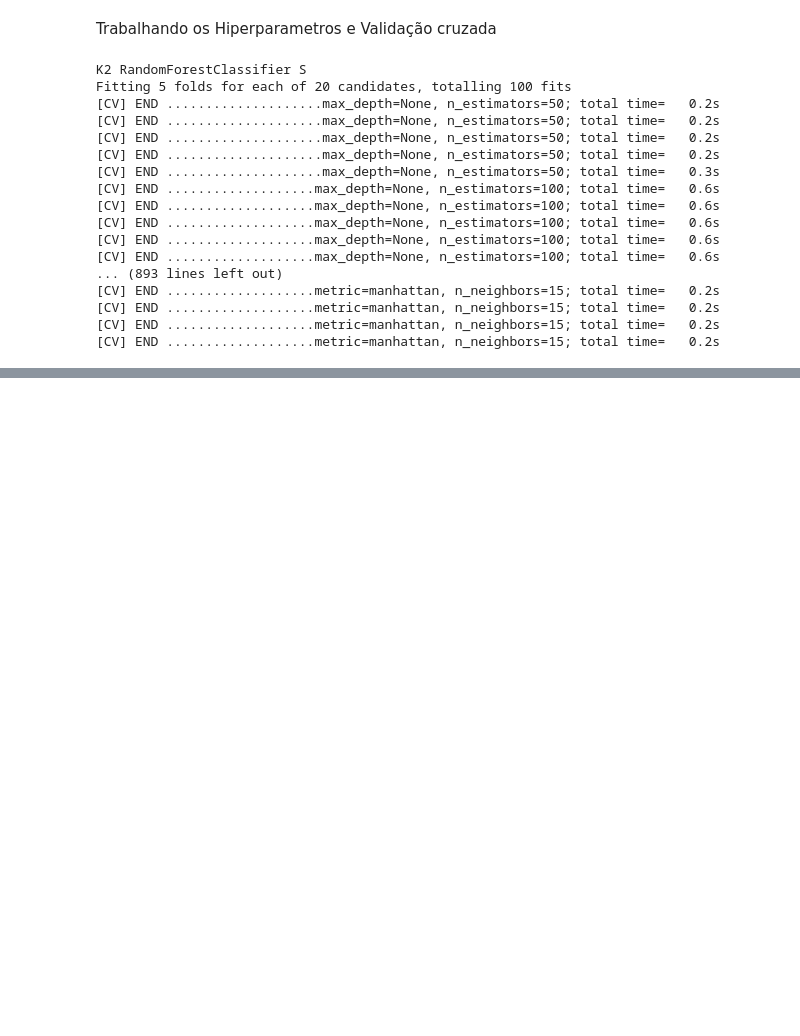
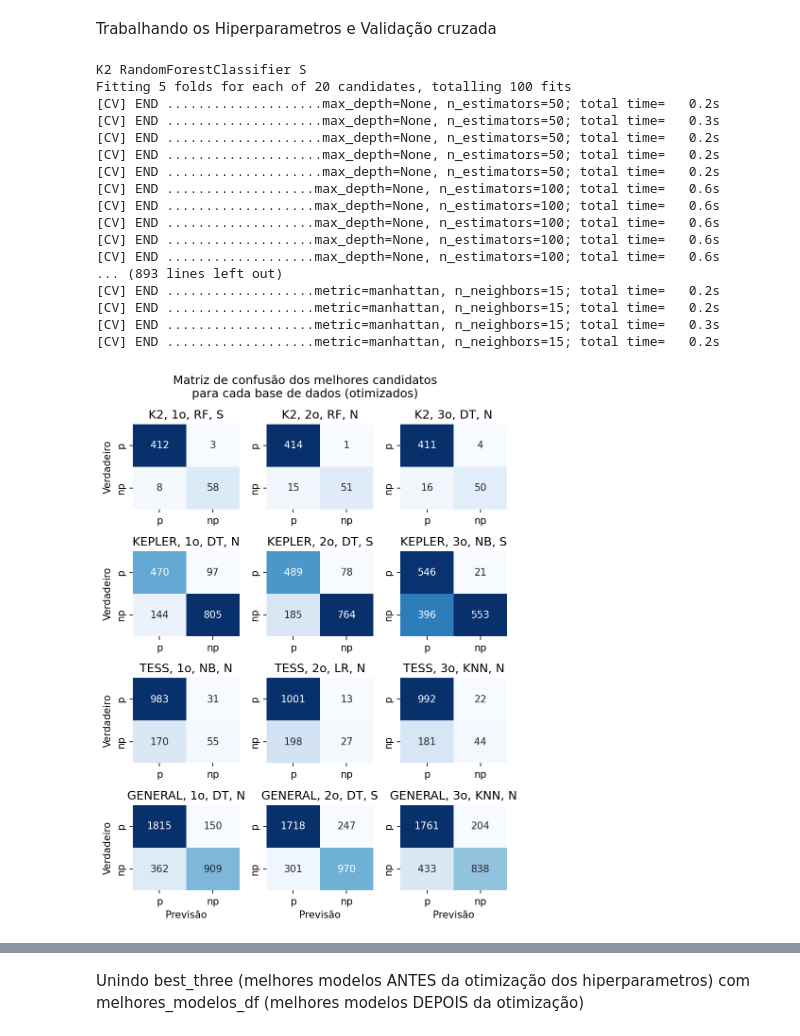
Before and after one commit to jnnastti/EstelarClass, a Jupyter notebook: EstelarClass.ipynb, the cells around one changed output, grey strips where cells are left out. Saved outputs shown, nothing was run; the diff lists cells and outputs as text; code cells hidden in the pictures; blank space fills up the shorter version.

Commit message:
Matriz de confusão dos dados otimizados

```diff
--- a/EstelarClass.ipynb
+++ b/EstelarClass.ipynb
@@ -1843,23 +1861,3 @@ model_info.sort_values(by = 'F1', ascending=False)
 | 26 | KEPLER | LogisticRegression | N | 0.720317 | 0.688654 | 0.460317 | 0.551797 |
 # %% [markdown]
 Separando os melhores modelos
-# %%
-# Agrupar os dados por base (Missao)
-grouped = model_info.groupby('Missao')
-
-# Lista para armazenar as melhores combinações de algoritmo e balanceamento para cada base
-melhores_combinacoes = []
-
-# Iterar sobre cada grupo (base)
-for base, group in grouped:
-    # Ordenar o grupo pelo F1-score em ordem decrescente
-    group_sorted = group.sort_values(by='F1', ascending=False)
-    # Selecionar as três melhores combinações de algoritmo e balanceamento
-    melhores_combinacoes_base = group_sorted.head(3)
-    melhores_combinacoes.append(melhores_combinacoes_base)
-
-# Criar um DataFrame com as melhores combinações para cada base
-melhores_combinacoes_df = pd.concat(melhores_combinacoes)
-
-# Exibir o DataFrame com as melhores combinações para cada base
-print(melhores_combinacoes_df)
@@ -2061,24 +2042,23 @@ scorer = make_scorer(f1_score, pos_label='planet',)
 
 # Lista de dicionários contendo os classificadores e os respectivos hiperparâmetros para cada algoritmo
 classificadores = [
-    {'classificador': GaussianNB(), 'parametros': {}}, ### NaiveBayes não tem hiperparâmetros
+    {'classificador': GaussianNB(), 'parametros': {}, 'sigla': 'NB'}, ### NaiveBayes não tem hiperparâmetros
     {'classificador': KNeighborsClassifier(), 'parametros': {
         'n_neighbors': [3, 5, 7, 9, 11,13, 15],
         'metric' : ['minkowski','manhattan']
-    }},
+    }, 'sigla': 'KNN'},
     {'classificador': DecisionTreeClassifier(random_state=42), 'parametros': {
         'max_depth':[None,5,10,15,20],
         'min_samples_split' :[0.1,0.5,2,4]
-
-    }},
+    }, 'sigla': 'DT'},
     {'classificador': LogisticRegression(random_state=42, max_iter=1000), 'parametros': {
         'C': [0.1, 0.25, 0.5, 1.0, 2.0, 8.0, 16.0],
 
-    }},
+    }, 'sigla': 'LR'},
     {'classificador': RandomForestClassifier(random_state=42), 'parametros': {
         'n_estimators': [50, 100, 150,200],
         'max_depth':[None,5,10,15,20],
-    }},
+    }, 'sigla': 'RF'},
 ]
 
 # Lista para armazenar os melhores modelos para cada base
@@ -2111,9 +2091,21 @@ dados_entrada = {
 model_counts = {}
 f1_scores = {}
 
+fig, axes = plt.subplots(nrows=4, ncols=3, figsize=(6, 8),dpi = 150)
+
+index = -1
+base = ''
+cont = 0
+
 # Iterar sobre as melhores combinações para cada base
 for _, combinacao in best_three.iterrows():
-    base = combinacao['Missao']
+    if base != combinacao['Missao']:
+        base = combinacao['Missao']
+        index = index + 1
+        cont = 0
+    else:
+        cont = cont + 1
+
     modelo = combinacao['Modelo']
     balanceamento = combinacao['Balanceamento']
 
@@ -2122,13 +2114,14 @@ for _, combinacao in best_three.iterrows():
         if item['classificador'].__class__.__name__ == modelo:
             classificador = item['classificador']
             parametros = item['parametros']
+            sigla = item['sigla']
             break
 
     # Criar o objeto GridSearchCV
     print(base,modelo,balanceamento)
     grid_search = GridSearchCV(classificador, parametros, scoring=scorer, cv=5,verbose=2)
 
-      # Separar os dados de entrada (X) e os rótulos (y) para a base atual
+    # Separar os dados de entrada (X) e os rótulos (y) para a base atual
     X = dados_entrada[base][balanceamento][0]
     # Substitua 'target' pelo nome da coluna que contém os rótulos reais dos seus dados
     y = dados_entrada[base][balanceamento][1]
@@ -2148,35 +2141,56 @@ for _, combinacao in best_three.iterrows():
         'Melhores_Parametros': grid_search.best_params_,
         'Modelo Treinado': grid_search.best_estimator_,
         'Valores Y Previstos': best_estimator_y_pred,
         'F1 Modelo Melhores Parâmetros': best_estimator_f1,
     })
 
     key = (modelo, balanceamento)
     model_counts[key] = model_counts.get(key, 0) + 1
     f1_scores[f'{base},{modelo},{balanceamento} Parâmetros'] = grid_search.cv_results_['params']
     f1_scores[f'{base},{modelo},{balanceamento} Média F1 Splits'] = grid_search.cv_results_['mean_test_score']
     f1_scores[f'{base},{modelo},{balanceamento} STD F1 Splits'] = grid_search.cv_results_['std_test_score']
 
+    # Fazer previsões nos dados de teste usando o melhor modelo encontrado
+    y_pred = grid_search.best_estimator_.predict(dados_entrada[base]['test_data'][0])
+    y_true = dados_entrada[base]['test_data'][1]
+
+    cm = confusion_matrix(y_true,y_pred,labels=['planet', 'not planet'])
+    cm_df = pd.DataFrame(cm, index=['p', 'np'], columns=['p', 'np'])
+
+    sns.heatmap(cm_df, annot=True, cmap='Blues', fmt='g', ax = axes[index][cont],cbar=False)
+
+    axes[index,cont].set_title(f'{base}, {cont+1}o, {sigla}, {balanceamento}')
+
+    if cont == 0:
+        axes[index,cont].set_ylabel('Verdadeiro')
+    if index == 3:
+        axes[index,cont].set_xlabel('Previsão')
+
+plt.suptitle('Matriz de confusão dos melhores candidatos\npara cada base de dados (otimizados)')
+plt.tight_layout()
+plt.savefig('matriz_confusao_candidatos_otimizado.png',dpi = 150)
+
 # Criar DataFrame com os melhores modelos para cada base
 melhores_modelos_df = pd.DataFrame(melhores_modelos)
 # %% [output]
 K2 RandomForestClassifier S
 Fitting 5 folds for each of 20 candidates, totalling 100 fits
 [CV] END ....................max_depth=None, n_estimators=50; total time=   0.2s
+[CV] END ....................max_depth=None, n_estimators=50; total time=   0.3s
 [CV] END ....................max_depth=None, n_estimators=50; total time=   0.2s
 [CV] END ....................max_depth=None, n_estimators=50; total time=   0.2s
 [CV] END ....................max_depth=None, n_estimators=50; total time=   0.2s
-[CV] END ....................max_depth=None, n_estimators=50; total time=   0.3s
 [CV] END ...................max_depth=None, n_estimators=100; total time=   0.6s
 [CV] END ...................max_depth=None, n_estimators=100; total time=   0.6s
 [CV] END ...................max_depth=None, n_estimators=100; total time=   0.6s
 [CV] END ...................max_depth=None, n_estimators=100; total time=   0.6s
 [CV] END ...................max_depth=None, n_estimators=100; total time=   0.6s
 ... (893 lines left out)
 [CV] END ...................metric=manhattan, n_neighbors=15; total time=   0.2s
 [CV] END ...................metric=manhattan, n_neighbors=15; total time=   0.2s
+[CV] END ...................metric=manhattan, n_neighbors=15; total time=   0.3s
 [CV] END ...................metric=manhattan, n_neighbors=15; total time=   0.2s
-[CV] END ...................metric=manhattan, n_neighbors=15; total time=   0.2s
+[figure, added]
 # %%
 melhores_modelos_df
 # %% [output]
@@ -2193,5 +2207,7 @@ melhores_modelos_df
 | 9 | GENERAL | DecisionTreeClassifier | N | {'max_depth': 10, 'min_samples_sp... | DecisionTreeClassifier(max_depth=... | [planet, not planet, planet, plan... | ... |
 | 10 | GENERAL | DecisionTreeClassifier | S | {'max_depth': 10, 'min_samples_sp... | DecisionTreeClassifier(max_depth=... | [planet, not planet, planet, plan... | ... |
 | 11 | GENERAL | KNeighborsClassifier | N | {'metric': 'manhattan', 'n_neighb... | KNeighborsClassifier(metric='manh... | [planet, planet, not planet, plan... | ... |
+# %% [markdown]
+Unindo best_three (melhores modelos ANTES da otimização dos hiperparametros) com melhores_modelos_df (melhores modelos DEPOIS da otimização)
 # %%
 resultados_combinados = pd.merge(best_three,melhores_modelos_df,on = ['Missao','Modelo','Balanceamento'],how = 'left')
```
Also changed, not shown: parts of 11 cells of this notebook, 3 other files.
